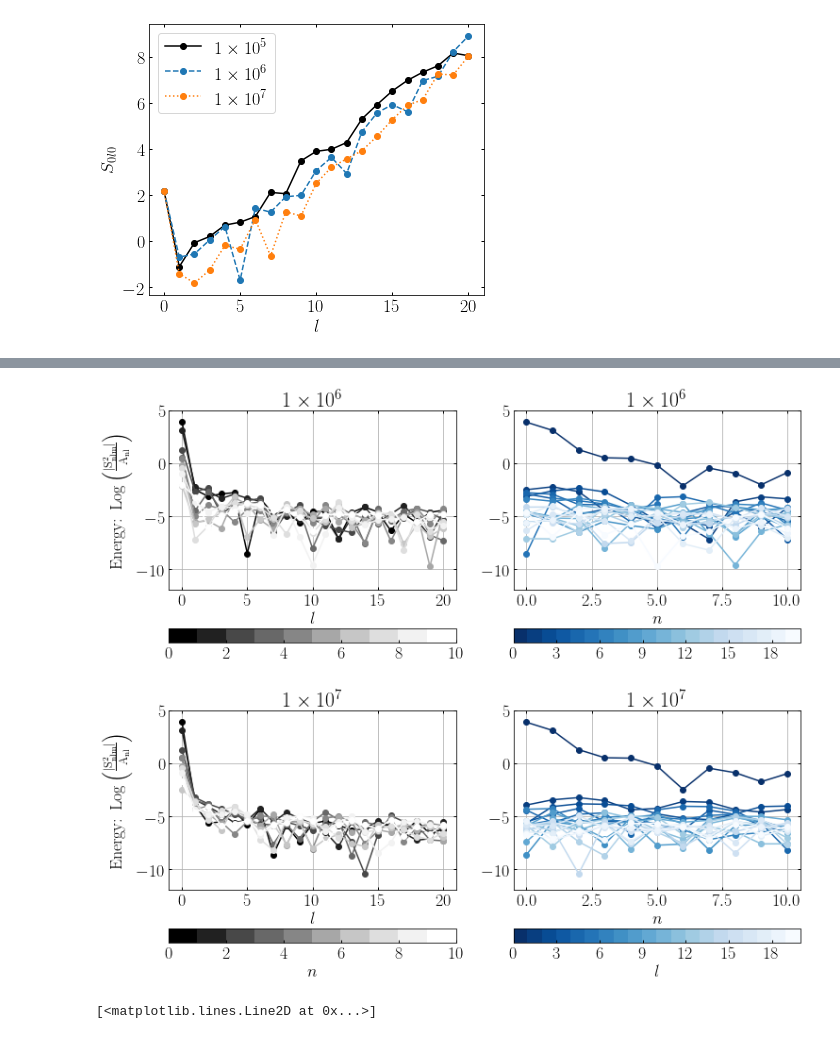
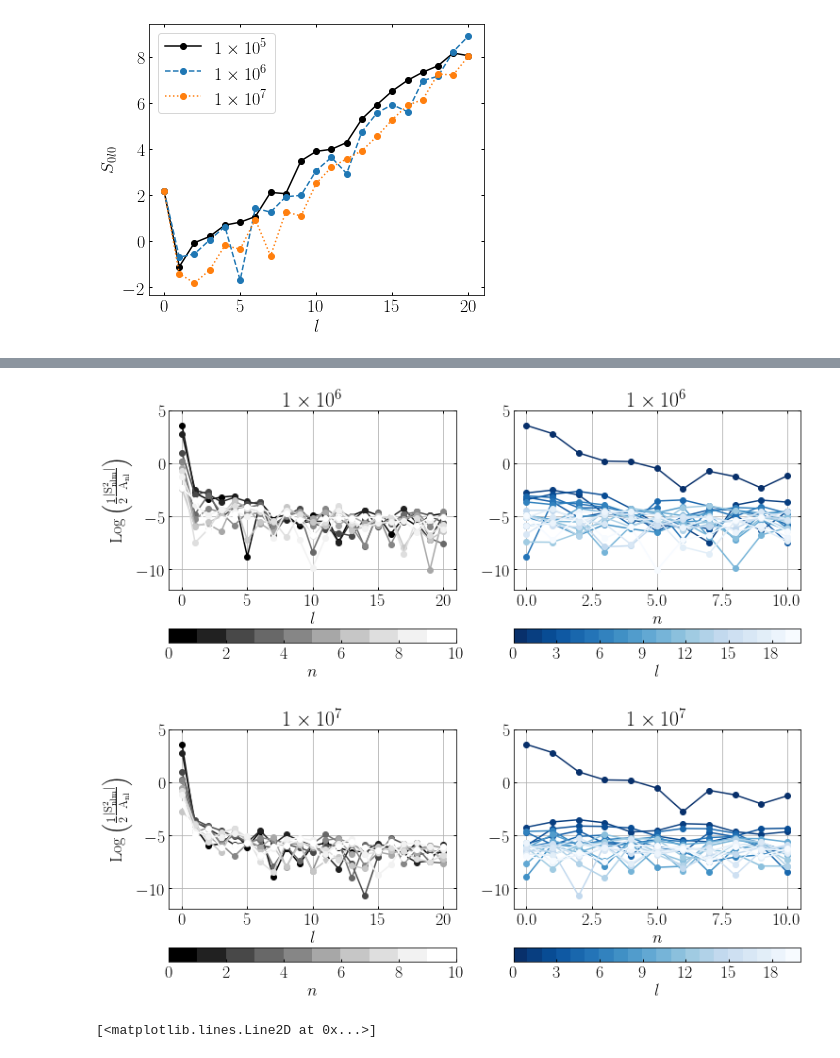
Before and after one commit to jngaravitoc/BFE-c, a Jupyter notebook: code/computing_coefficients.ipynb, the cells around one changed output, grey strips where cells are left out. Drawn from its saved outputs; the diff is of its cells as text; code cells hidden in the pictures.

```diff
--- a/code/computing_coefficients.ipynb
+++ b/code/computing_coefficients.ipynb
@@ -215,6 +245,8 @@ array([[-24.1621933 ,  12.91808414,   1.11863124],
        [ -7.62183142,  14.02430725, -16.82109642]], dtype=float32)
 # %%
 S_biff, T_biff = biff.compute_coeffs_discrete(np.double(spherical_halo[index_rcut]), np.double(m_cut), 10, 20, skip_m=False, r_s=40.8)
+# %%
+S_biff_o, T_biff_o = biff.compute_coeffs_discrete(np.double(oblate_halo[index_rcut_o]), np.double(m_cut_o), 10, 20, skip_m=False, r_s=40.8)
 # %%
 S_biff2, T_biff2 = biff.compute_coeffs_discrete(np.double(spherical_halo_2[index_rcut2]), np.double(m_cut2), 10, 20, skip_m=True, r_s=40.8)
 # %%
@@ -327,0 +388,28 @@ savefig('energy_terms_hern_a_40_1E5.pdf', bbox_inches='tight')
+# %%
+figure(figsize=(12, 5))
+subplot(1, 2, 1)
+title(r'$1\times 10^{5}$ particles')
+
+for i in range(10):
+    plot(np.arange(0, 21, 1), np.log10(0.5*np.abs(S_biff_o[i,:,0]**2/A_nl_array[i])), '-o', c=cmap1(i))
+
+cbar = colorbar(sm1, orientation='horizontal')
+cbar.set_label('$n$')
+
+xlabel('$l$')
+ylabel(r'$\rm{Log}\left(\frac{1}{2}\frac{|S_{nlm}^2|}{A_{nl}}\right)$')
+ylim(-12, 5)
+grid()
+
+subplot(1, 2, 2)
+title(r'$1\times 10^{5}$ particles')
+for i in range(20):
+    plot(np.arange(0, 11, 1), np.log10(0.5*np.abs(S_biff_o[:,i,0]**2/A_nl_array[:,i])), '-o', c=cmap2(i))
+cbar = colorbar(sm2, orientation='horizontal')
+cbar.set_label('$l$')
+
+xlabel('$n$')
+ylim(-12, 5)
+grid()
+
+savefig('energy_terms_oblate_hern_a_40_1E5.pdf', bbox_inches='tight')
@@ -330,39 +420,43 @@ figure(figsize=(12, 5))
 
 c1 = np.arange(1., 10 + 1)
 cmap1 = plt.get_cmap("Greys_r", len(c1))
 norm1 = matplotlib.colors.BoundaryNorm(np.arange(len(c1)+1),len(c1))
 sm1 = plt.cm.ScalarMappable(norm=norm1, cmap=cmap1)
 sm1.set_array([])
 
 c2 = np.arange(1., 20 + 1)
 cmap2 = plt.get_cmap("Blues_r", len(c2))
 norm2 = matplotlib.colors.BoundaryNorm(np.arange(len(c2)+1),len(c2))
 sm2 = plt.cm.ScalarMappable(norm=norm2, cmap=cmap2)
 sm2.set_array([])
 
 subplot(1, 2, 1)
 title(r'$1\times 10^{6}$')
 for i in range(10):
-    plot(np.arange(0, 21, 1), np.log10(np.abs(S_biff2[i,:,0]**2/A_nl_array[i])), '-o', c=cmap1(i))
+    plot(np.arange(0, 21, 1), np.log10(np.abs(0.5*S_biff2[i,:,0]**2/A_nl_array[i])), '-o', c=cmap1(i))
 
-colorbar(sm1, orientation='horizontal')
+cbar = colorbar(sm1, orientation='horizontal')
+cbar.set_label('$n$')
+
 xlabel('$l$')
-ylabel(r'Energy: $\rm{Log}\left(\frac{|S_{nlm}^2|}{A_{nl}}\right)$')
+ylabel(r'$\rm{Log}\left(\frac{1}{2}\frac{|S_{nlm}^2|}{A_{nl}}\right)$')
 ylim(-12, 5)
 grid()
 
 subplot(1, 2, 2)
 title(r'$1\times 10^{6}$')
 for i in range(20):
-    plot(np.arange(0, 11, 1), np.log10(np.abs(S_biff2[:,i,0]**2/A_nl_array[:,i])), '-o', c=cmap2(i))
-colorbar(sm2, orientation='horizontal')
+    plot(np.arange(0, 11, 1), np.log10(np.abs(0.5*S_biff2[:,i,0]**2/A_nl_array[:,i])), '-o', c=cmap2(i))
+cbar = colorbar(sm2, orientation='horizontal')
+cbar.set_label('$l$')
+
 xlabel('$n$')
 ylim(-12, 5)
 grid()
 
 savefig('energy_terms_hern_a_40_1E6.pdf', bbox_inches='tight')
 # %% [output]
-[figure, old version]
+[figure, new version]
 # %%
 figure(figsize=(12, 5))
 
@@ -381,20 +475,20 @@ sm2.set_array([])
 subplot(1, 2, 1)
 title(r'$1\times 10^{7}$')
 for i in range(10):
-    plot(np.arange(0, 21, 1), np.log10(np.abs(S_biff3[i,:,0]**2/A_nl_array[i])), '-o', c=cmap1(i))
+    plot(np.arange(0, 21, 1), np.log10(np.abs(0.5*S_biff3[i,:,0]**2/A_nl_array[i])), '-o', c=cmap1(i))
 
 cbar = colorbar(sm1, orientation='horizontal')
 cbar.set_label('$n$')
 
 xlabel('$l$')
-ylabel(r'Energy: $\rm{Log}\left(\frac{|S_{nlm}^2|}{A_{nl}}\right)$')
+ylabel(r'$\rm{Log}\left(\frac{1}{2} \frac{|S_{nlm}^2|}{A_{nl}}\right)$')
 ylim(-12, 5)
 grid()
 
 subplot(1, 2, 2)
 title(r'$1\times 10^{7}$')
 for i in range(20):
-    plot(np.arange(0, 11, 1), np.log10(np.abs(S_biff3[:,i,0]**2/A_nl_array[:,i])), '-o', c=cmap2(i))
+    plot(np.arange(0, 11, 1), np.log10(np.abs(0.5*S_biff3[:,i,0]**2/A_nl_array[:,i])), '-o', c=cmap2(i))
 cbar = colorbar(sm2, orientation='horizontal')
 cbar.set_label('$l$')
 xlabel('$n$')
@@ -402,7 +496,7 @@ ylim(-12, 5)
 grid()
 savefig('energy_terms_hern_a_40_1E7.pdf', bbox_inches='tight')
 # %% [output]
-[figure, old version]
+[figure, new version]
 # %%
 A_nl_t = np.zeros(20)
 for i in range(0, 20):
```
Also changed, not shown: parts of 15 cells of this notebook, 1 other file.
